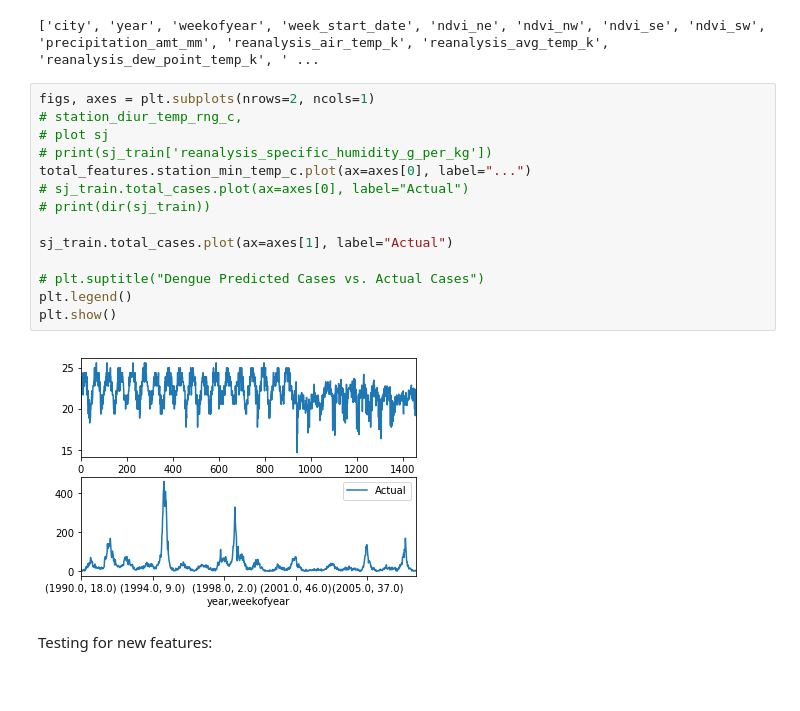
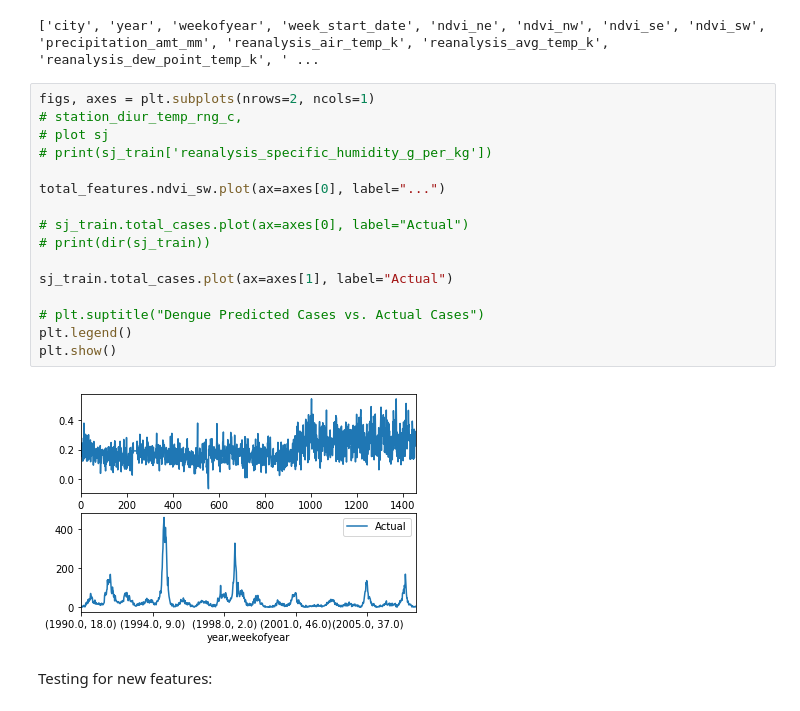
Before and after one commit to esimran/Artificial-Intelligence---iX17, a Jupyter notebook: iX - AI 2017/DengAI.ipynb, the cells around one changed output. Cells and saved outputs as stored; diff of their text form.

```diff
--- a/iX - AI 2017/DengAI.ipynb
+++ b/iX - AI 2017/DengAI.ipynb
@@ -162,19 +162,21 @@ print((total_features.columns.values.tolist()))
 # %%
 figs, axes = plt.subplots(nrows=2, ncols=1)
 # station_diur_temp_rng_c,
 # plot sj
 # print(sj_train['reanalysis_specific_humidity_g_per_kg'])
-total_features.station_min_temp_c.plot(ax=axes[0], label="...")
+
+total_features.ndvi_sw.plot(ax=axes[0], label="...")
+
 # sj_train.total_cases.plot(ax=axes[0], label="Actual")
 # print(dir(sj_train))
 
 sj_train.total_cases.plot(ax=axes[1], label="Actual")
 
 # plt.suptitle("Dengue Predicted Cases vs. Actual Cases")
 plt.legend()
 plt.show()
 # %% [output]
-[figure, old version]
+[figure, new version]
 # %% [markdown]
 Testing for new features:
 # %%
```
Also changed, not shown: 13 other files.
